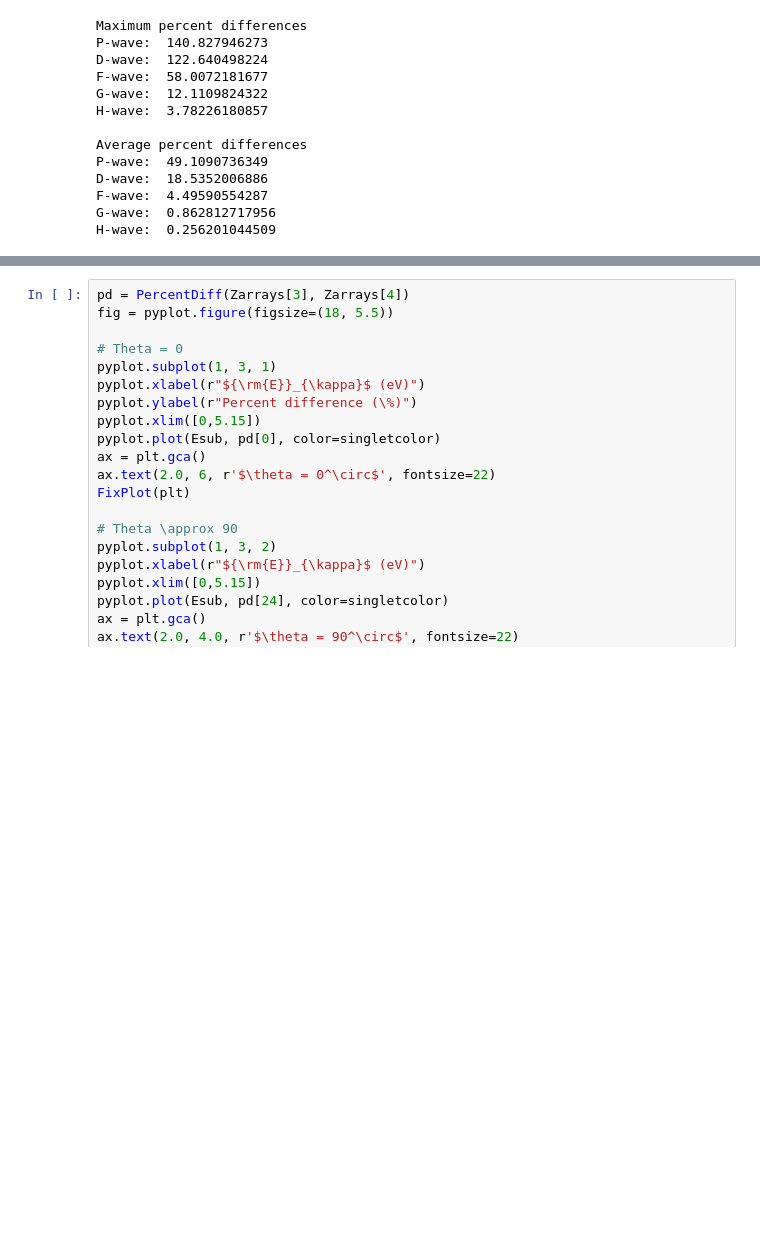
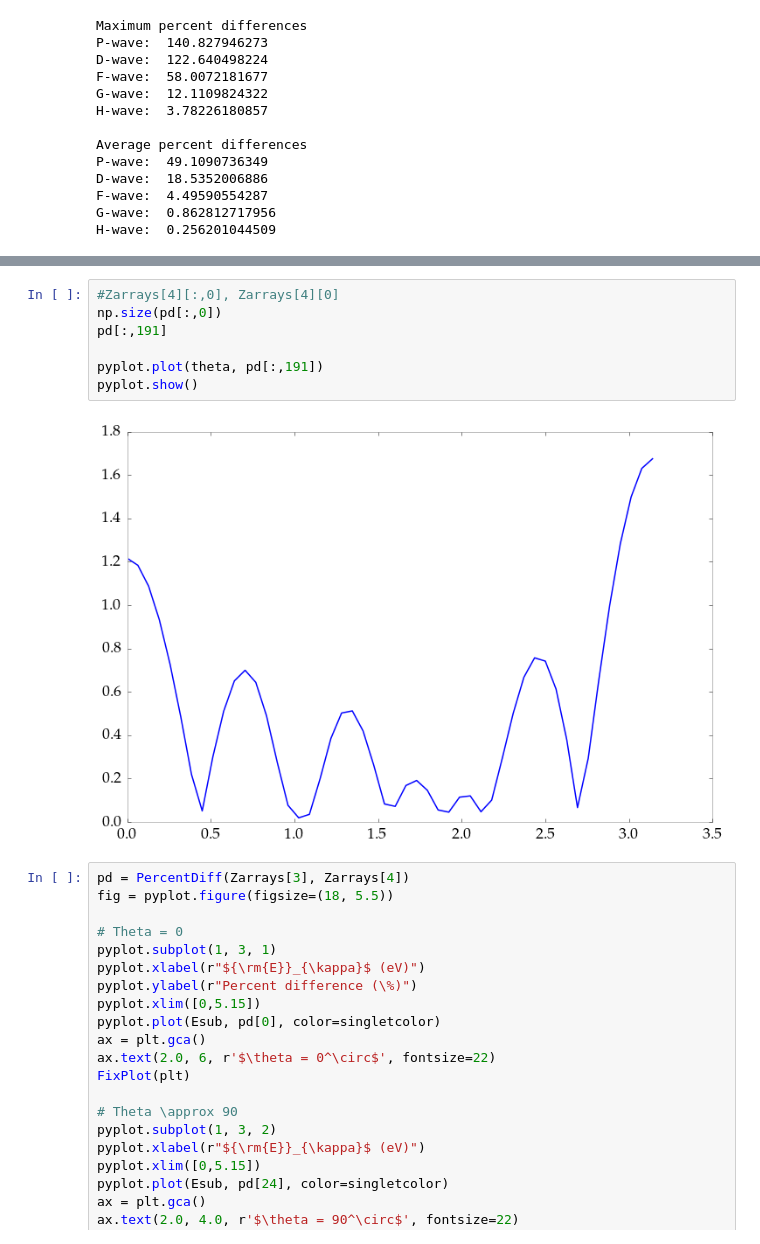
Before and after one commit to DentonW/Papers, a Jupyter notebook: Dissertation/IPython/Differential Cross Sections.ipynb, the cells around one changed output, grey strips where cells are left out. Saved outputs shown, nothing was run; the diff lists cells and outputs as text; blank space fills up the shorter version.

```diff
--- a/Dissertation/IPython/Differential Cross Sections.ipynb
+++ b/Dissertation/IPython/Differential Cross Sections.ipynb
@@ -677,3 +714,12 @@ H-wave:  0.256201044509
+# %%
+#Zarrays[4][:,0], Zarrays[4][0]
+np.size(pd[:,0])
+pd[:,191]
+
+pyplot.plot(theta, pd[:,191])
+pyplot.show()
+# %% [output]
+[figure, added]
 # %%
 pd = PercentDiff(Zarrays[3], Zarrays[4])
 fig = pyplot.figure(figsize=(18, 5.5))
```
Also changed, not shown: parts of 4 cells of this notebook, 12 other files.
